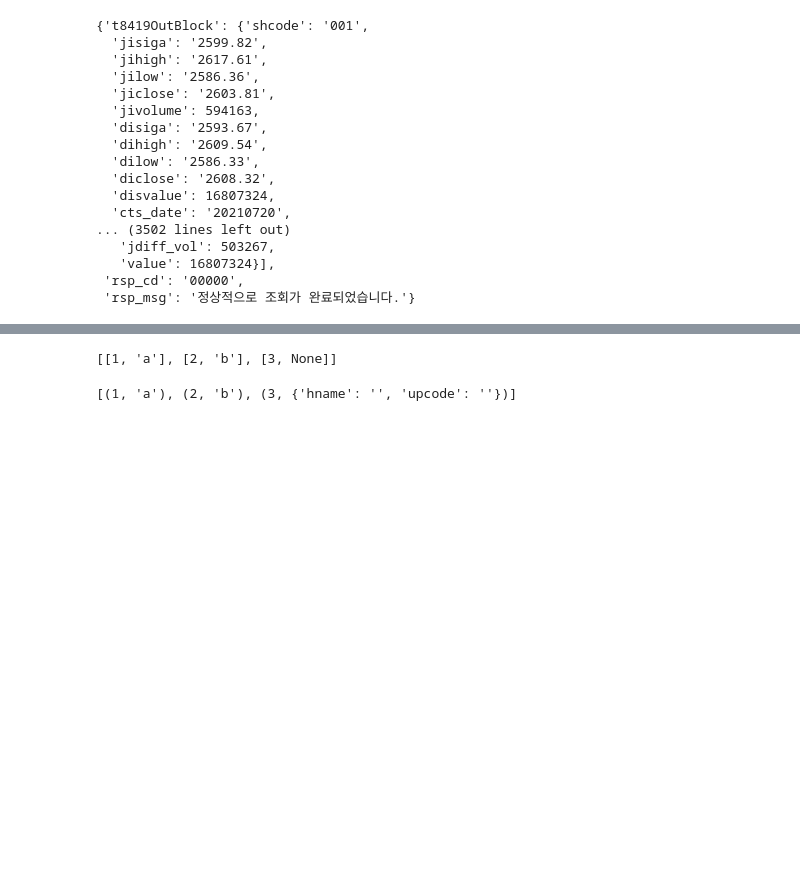
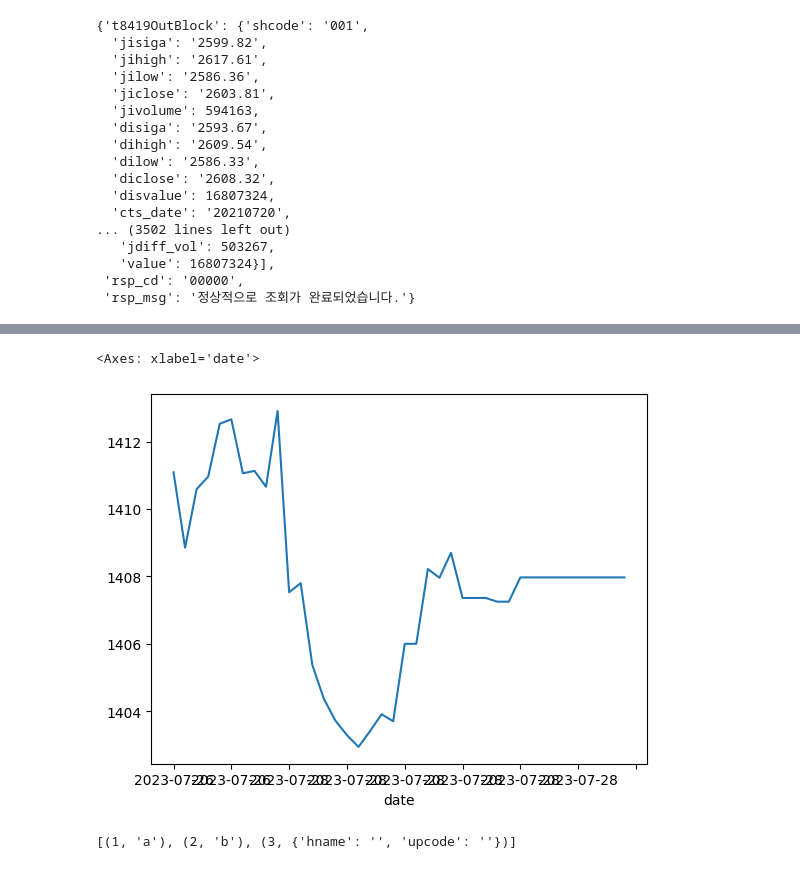
Before and after one commit to zipu/webapp, a Jupyter notebook: tools/ebest/Untitled.ipynb, the cells around one changed output, grey strips where cells are left out. Drawn from its saved outputs; the diff is of its cells as text; code cells hidden in the pictures; blank space fills up the shorter version.

```diff
--- a/tools/ebest/Untitled.ipynb
+++ b/tools/ebest/Untitled.ipynb
@@ -42,11 +69,14 @@ from itertools import zip_longest
 # %%
-d=[list(i) for i in zip_longest([1,2,3],['a','b'])]
+df=pd.read_csv('../currencyrates/EUR.csv')
+# %%
+df.columns = ['date','time','rate']
 # %%
-d
+s = df.set_index('date')
-# %% [output]
-[[1, 'a'], [2, 'b'], [3, None]]
 # %%
-zip_longest?
+s['rate'].plot()
+# %% [output]
+<Axes: xlabel='date'>
+[figure, added]
 # %%
 list(zip_longest([1,2,3],['a','b'], fillvalue={'hname':'', 'upcode':''}))
 # %% [output]
```
Also changed, not shown: parts of 4 cells of this notebook, 5 other files.
